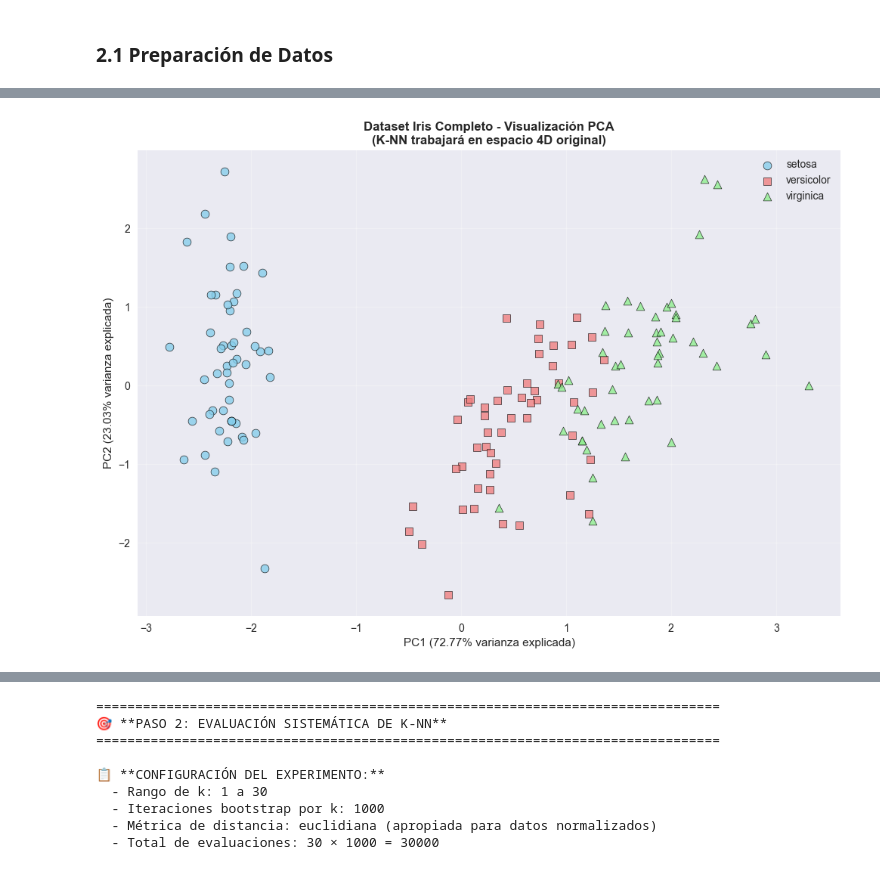
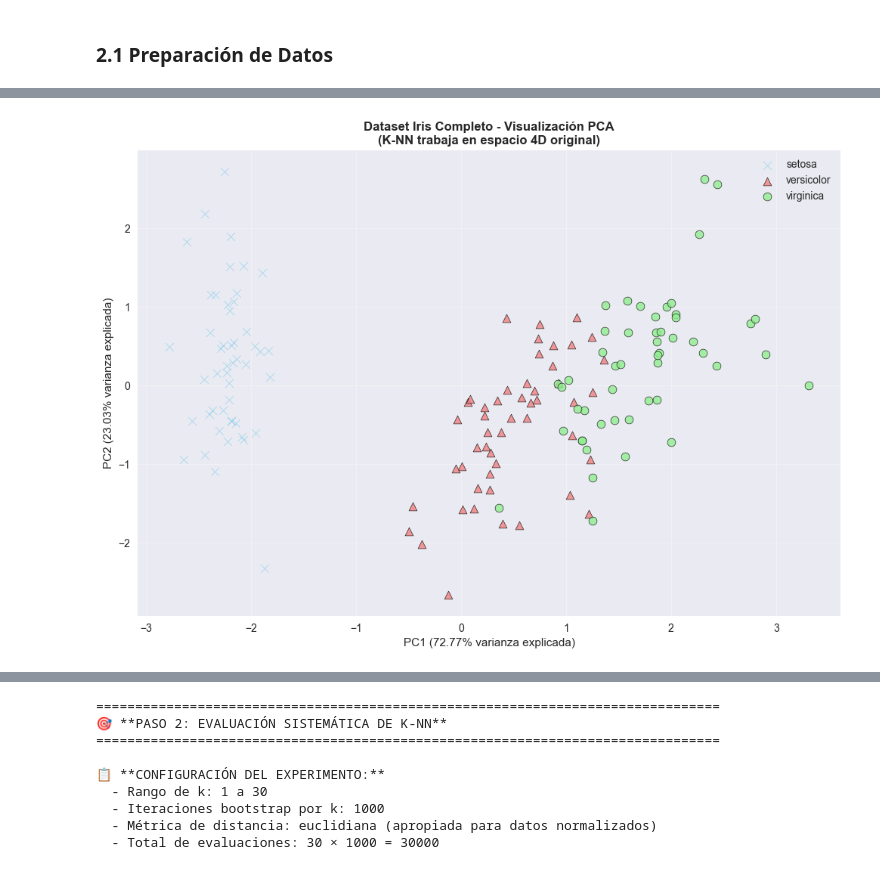
Before and after one commit to OverCV/Intel-II, a Jupyter notebook: Partials/First/exam-2.ipynb, the cells around one changed output, grey strips where cells are left out. Drawn from its saved outputs; the diff is of its cells as text; code cells hidden in the pictures.

```diff
--- a/Partials/First/exam-2.ipynb
+++ b/Partials/First/exam-2.ipynb
@@ -43,22 +43,26 @@ Rango K para K-NN: 1-30
 ## **2.1 Preparación de Datos para K-NN Multiclase**
 
 print("🔍 EJERCICIO 2: Preparando datos...")
-print(f"📋 **CONFIGURACIÓN DEL EXPERIMENTO:**")
-print(f"  - Clases objetivo: {CONFIG['exercise2_classes']} (TODAS las clases)")
-print(f"  - Características: {CONFIG['feature_columns']} (TODAS las características)")
-print(f"  - Rango de K: {min(CONFIG['knn_k_range'])} a {max(CONFIG['knn_k_range'])}")
-print(f"  - Iteraciones bootstrap: {CONFIG['bootstrap_iterations']}")
+print("📋 **CONFIGURACIÓN DEL EXPERIMENTO:**")
+print(f"  - Clases objetivo: {CONFIG[Keys.EXERCISE2_CLASSES]} (TODAS)")
+print(
+    f"  - Características: {CONFIG[Keys.FEATURE_COLUMNS]} (TODAS)"
+)
+print(
+    f"  - Rango de K: {min(CONFIG[Keys.KNN_K_RANGE])} a {max(CONFIG[Keys.KNN_K_RANGE])}"
+)
+print(f"  - Iteraciones bootstrap: {CONFIG[Keys.BOOTSTRAP_ITERATIONS]}")
 
 # **PASO 1**: Cargar dataset completo
-print(f"\n📊 **PASO 1: Carga de dataset completo**")
-X_ex2, y_ex2, feature_names, class_names_ex2, scaler_ex2, label_encoder_ex2 = load_and_prepare_data(
-    CONFIG, classes=CONFIG['exercise2_classes']
+print("\n📊 **PASO 1: Carga de dataset completo**")
+X_ex2, y_ex2, feature_names, class_names_ex2, scaler_ex2, label_encoder_ex2 = (
+    load_and_prepare_data(CONFIG, classes=CONFIG[Keys.EXERCISE2_CLASSES])
 )
 
-print(f"\n📊 **Resumen de los Datos:**")
+print("\n📊 **Resumen de los Datos:**")
 print(f"  - Forma: {X_ex2.shape} (150 muestras, 4 características)")
 print(f"  - Clases: {class_names_ex2}")
-print(f"  - Distribución por clase:")
+print("  - Distribución por clase:")
 
 for i, class_name in enumerate(class_names_ex2):
     count = np.sum(y_ex2 == i)
@@ -66,50 +70,67 @@ for i, class_name in enumerate(class_names_ex2):
     print(f"    • {class_name.split('-')[1]}: {count} muestras ({percentage:.1f}%)")
 
 # **JUSTIFICACIÓN**: ¿Por qué normalizar para K-NN?
-print(f"\n⚙️ **JUSTIFICACIÓN DE NORMALIZACIÓN:**")
-print(f"  ✅ K-NN usa distancia euclidiana: d = √Σ(xi-yi)²")
-print(f"  ✅ Características con diferentes escalas dominan el cálculo")
-print(f"  ✅ StandardScaler asegura contribución equitativa de todas las características")
-print(f"  ✅ Crítico para rendimiento óptimo del algoritmo")
+print("\n⚙️ **JUSTIFICACIÓN DE NORMALIZACIÓN:**")
+print("  ✅ K-NN usa distancia euclidiana: d = √Σ(xi-yi)²")
+print("  ✅ Características con diferentes escalas dominan el cálculo")
+print(
+    "  ✅ StandardScaler asegura contribución equitativa de todas las características"
+)
+print("  ✅ Crítico para rendimiento óptimo del algoritmo")
 
 # **ANÁLISIS EXPLORATORIO**: Visualización 2D usando PCA
-print(f"\n🔍 **ANÁLISIS EXPLORATORIO: Visualización en espacio reducido**")
+print("\n🔍 **ANÁLISIS EXPLORATORIO: Visualización en espacio reducido**")
 
-from sklearn.decomposition import PCA
-
-pca = PCA(n_components=2, random_state=CONFIG['random_state'])
+pca = PCA(n_components=2, random_state=CONFIG[Keys.RANDOM_STATE])
 X_pca = pca.fit_transform(X_ex2)
 
 plt.figure(figsize=(12, 8))
-colors = CONFIG['class_colors'][:len(class_names_ex2)]
-markers = ['o', 's', '^']
+colors = CONFIG[Keys.CLASS_COLORS][: len(class_names_ex2)]
+markers = ["x", "^", "o"]
 
 for i, (class_name, color, marker) in enumerate(zip(class_names_ex2, colors, markers)):
     mask = y_ex2 == i
-    plt.scatter(X_pca[mask, 0], X_pca[mask, 1],
-               c=color, marker=marker, s=60, alpha=0.8,
-               label=class_name.split('-')[1], edgecolors='black', linewidth=0.5)
+    plt.scatter(
+        X_pca[mask, 0],
+        X_pca[mask, 1],
+        c=color,
+        marker=marker,
+        s=60,
+        alpha=0.8,
+        label=class_name.split("-")[1],
+        edgecolors="black",
+        linewidth=0.5,
+    )
 
-plt.xlabel(f'PC1 ({pca.explained_variance_ratio_[0]:.2%} varianza explicada)')
-plt.ylabel(f'PC2 ({pca.explained_variance_ratio_[1]:.2%} varianza explicada)')
-plt.title('Dataset Iris Completo - Visualización PCA\n(K-NN trabajará en espacio 4D original)', fontweight='bold')
+plt.xlabel(f"PC1 ({pca.explained_variance_ratio_[0]:.2%} varianza explicada)")
+plt.ylabel(f"PC2 ({pca.explained_variance_ratio_[1]:.2%} varianza explicada)")
+plt.title(
+    "Dataset Iris Completo - Visualización PCA\n(K-NN trabaja en espacio 4D original)",
+    fontweight="bold",
+)
 plt.legend()
 plt.grid(True, alpha=0.3)
 plt.show()
 
-print(f"\n📈 **Características del Espacio de Datos:**")
-print(f"  - Varianza PC1: {pca.explained_variance_ratio_[0]:.3f} ({pca.explained_variance_ratio_[0]:.1%})")
-print(f"  - Varianza PC2: {pca.explained_variance_ratio_[1]:.3f} ({pca.explained_variance_ratio_[1]:.1%})")
-print(f"  - Total explicado: {sum(pca.explained_variance_ratio_):.3f} ({sum(pca.explained_variance_ratio_):.1%})")
-print(f"  - **NOTA**: PCA solo para visualización, K-NN usa espacio 4D original")
+print("\n📈 **Características del Espacio de Datos:**")
+print(
+    f"  - Varianza PC1: {pca.explained_variance_ratio_[0]:.3f} ({pca.explained_variance_ratio_[0]:.1%})"
+)
+print(
+    f"  - Varianza PC2: {pca.explained_variance_ratio_[1]:.3f} ({pca.explained_variance_ratio_[1]:.1%})"
+)
+print(
+    f"  - Total explicado: {sum(pca.explained_variance_ratio_):.3f} ({sum(pca.explained_variance_ratio_):.1%})"
+)
+print("  - **NOTA**: K-NN usa espacio 4D")
 
 # **EXPECTATIVAS INICIALES**: Análisis de complejidad del problema
-print(f"\n🎯 **EXPECTATIVAS PARA K-NN:**")
-print(f"  • Setosa: Bien separada → fácil clasificación")
-print(f"  • Versicolor vs Virginica: Parcialmente superpuestas → más desafiante")
-print(f"  • K pequeño: Menor sesgo, mayor varianza")
-print(f"  • K grande: Mayor sesgo, menor varianza")
-print(f"  • Objetivo: Encontrar K óptimo que balance sesgo-varianza")
+print("\n🎯 **EXPECTATIVAS PARA K-NN:**")
+print("  • Setosa: Bien separada → fácil clasificación")
+print("  • Versicolor vs Virginica: Parcialmente superpuestas → más desafiante")
+print("  • K pequeño: Menor sesgo, mayor varianza")
+print("  • K grande: Mayor sesgo, menor varianza")
+print("  • Objetivo: Encontrar K óptimo que balance sesgo-varianza")
 # %% [output]
 🔍 EJERCICIO 2: Preparando datos...
 📋 **CONFIGURACIÓN DEL EXPERIMENTO:**
@@ -118,17 +139,17 @@ print(f"  • Objetivo: Encontrar K óptimo que balance sesgo-varianza")
   - Rango de K: 1 a 30
   - Iteraciones bootstrap: 1000
 
 📊 **PASO 1: Carga de dataset completo**
 
 📊 **Resumen de los Datos:**
   - Forma: (150, 4) (150 muestras, 4 características)
   - Clases: ['Iris-setosa' 'Iris-versicolor' 'Iris-virginica']
 ... (8 lines left out)
   ✅ StandardScaler asegura contribución equitativa de todas las características
   ✅ Crítico para rendimiento óptimo del algoritmo
 
 🔍 **ANÁLISIS EXPLORATORIO: Visualización en espacio reducido**
-[figure, old version]
+[figure, new version]
 📈 **Características del Espacio de Datos:**
   - Varianza PC1: 0.728 (72.8%)
   - Varianza PC2: 0.230 (23.0%)
```
Also changed, not shown: parts of 6 cells of this notebook, 3 other files.
